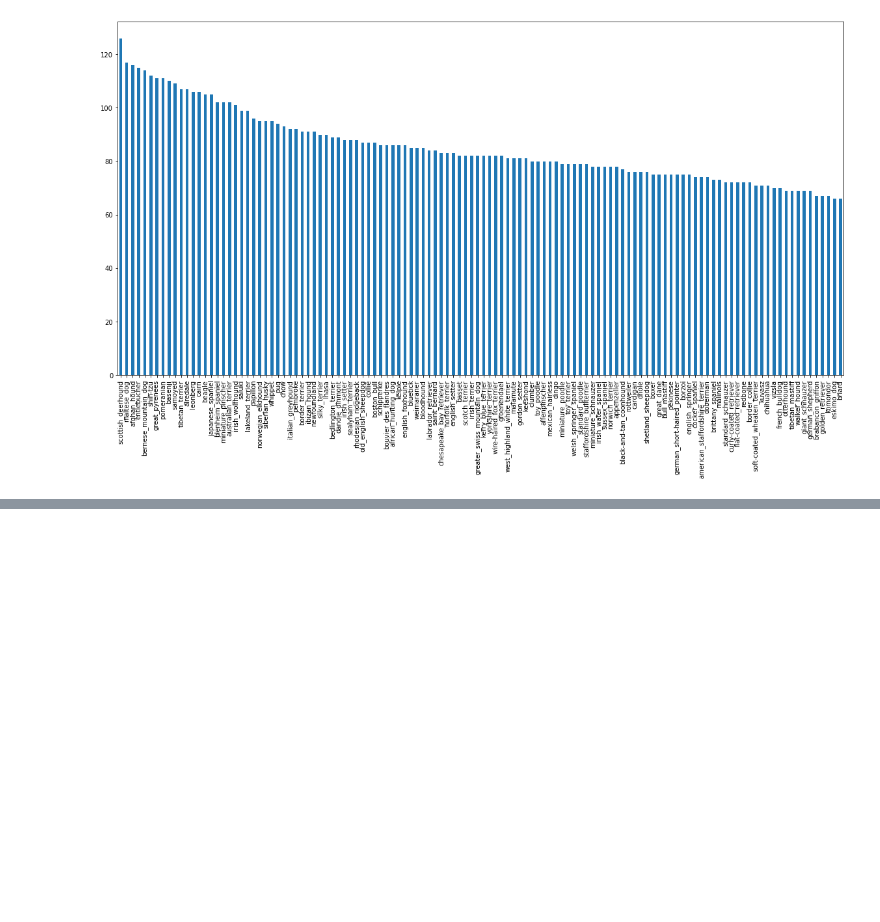
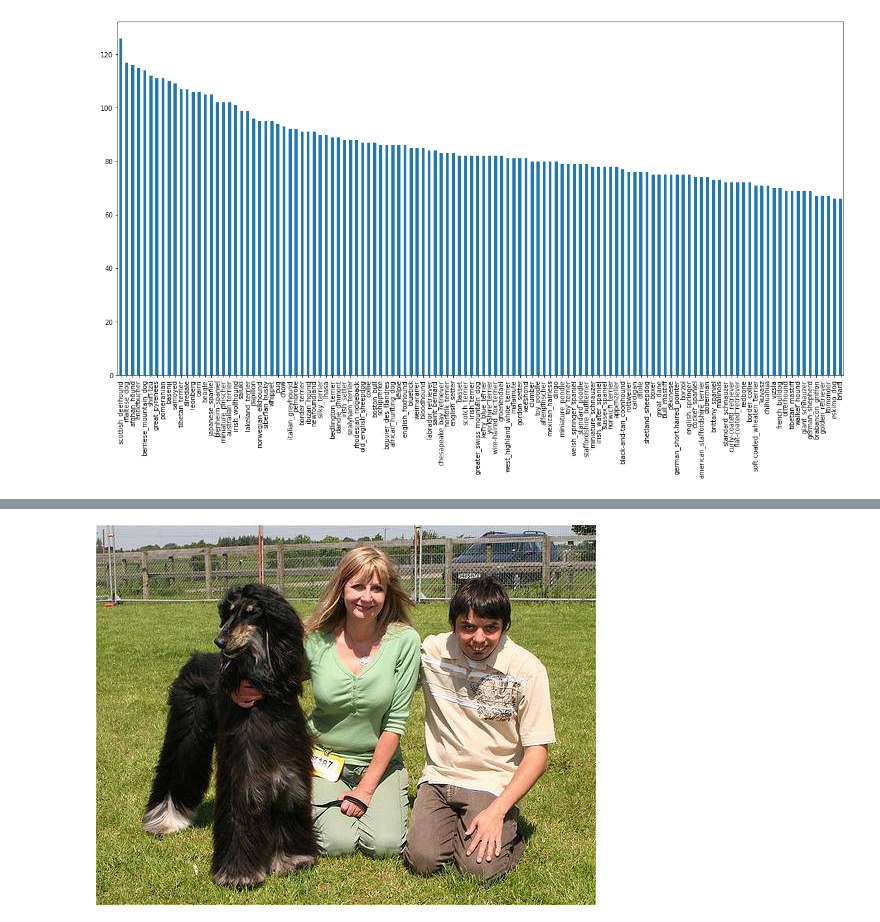
Before and after one commit to khalilkabara/Kaggle-Dog-Breed-Identification, a Jupyter notebook: Dog_Breed_Identification.ipynb, the cells around one changed output, grey strips where cells are left out. Saved outputs shown, nothing was run; the diff lists cells and outputs as text; code cells hidden in the pictures; blank space fills up the shorter version.

```diff
--- a/Dog_Breed_Identification.ipynb
+++ b/Dog_Breed_Identification.ipynb
@@ -133,0 +167,17 @@ labels_csv['breed'].value_counts().plot.bar(figsize=(20, 10));
+# %%
+# Create another function for viewing train data images given an index
+
+import os
+
+filenames = [train_data_path + fname + ".jpg" for fname in labels_csv['id']]
+
+def view_image_by_index(index=0):
+  if len(os.listdir(train_data_path)) == len(filenames):
+    if index <= len(filenames):
+      return Image(filenames[index])
+    else:
+      print(f"There is no Image at index {index}. Returning first image")
+      return Image(filenames[0])
+  else:
+    print("Filenames fo not match actual files in directory")
+    return Image(filenames[0])
@@ -133,0 +190,5 @@ labels_csv['breed'].value_counts().plot.bar(figsize=(20, 10));
+# %%
+# View a dog image by index (from train data)
+view_image_by_index(1200)
+# %% [output]
+[figure, added]
```
Also changed, not shown: parts of 13 cells of this notebook.
